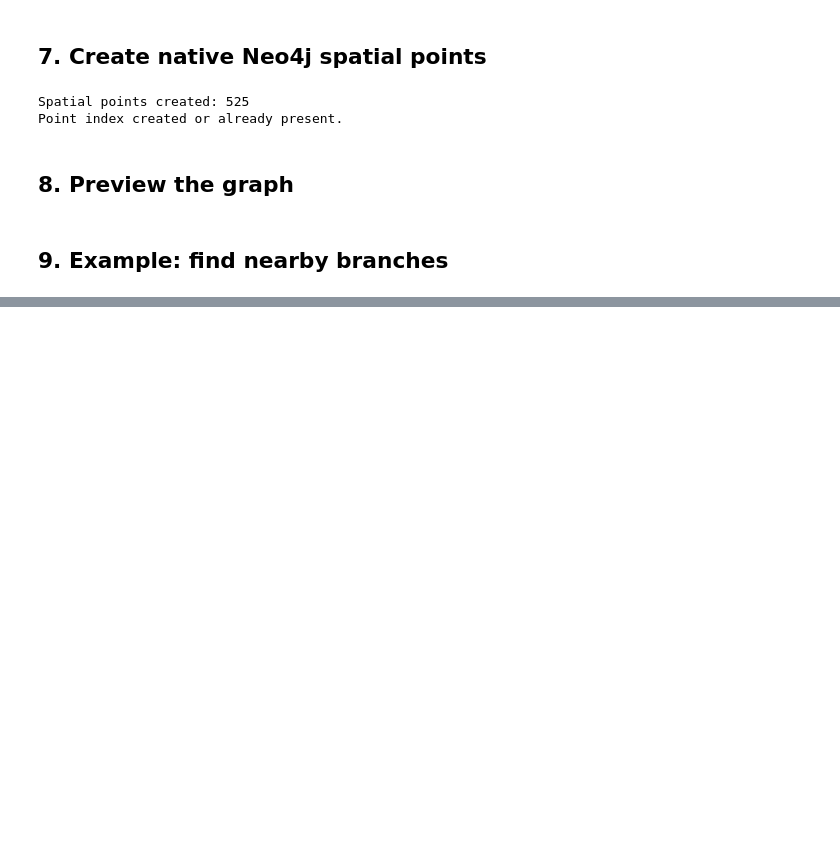
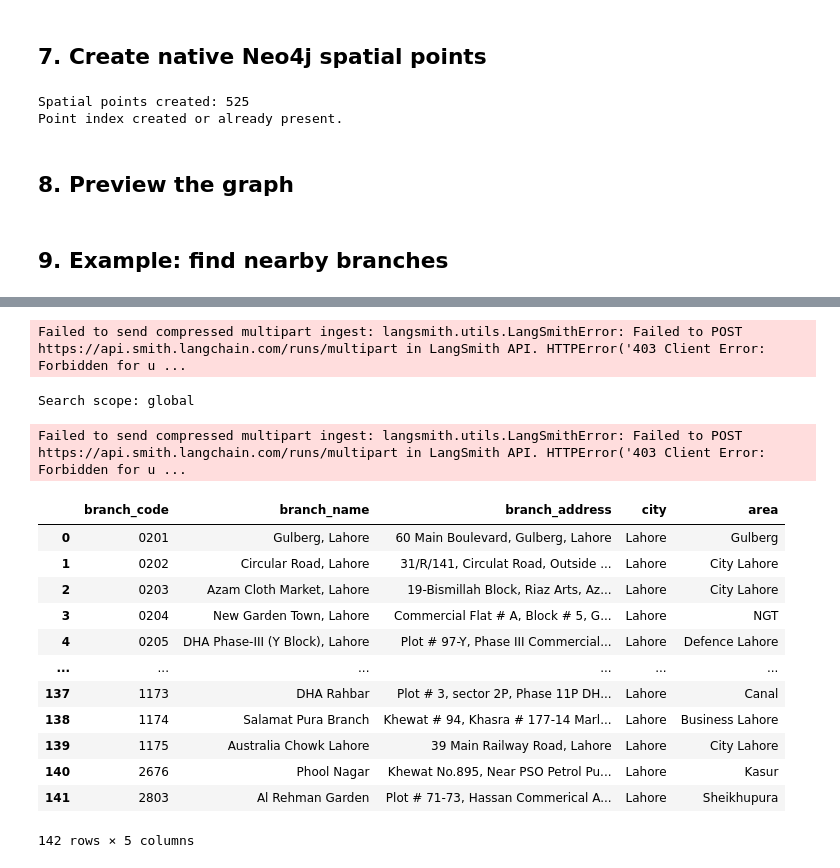
Before and after one commit to MominaButt24/graphrag, a Jupyter notebook: notebooks/meezan_branch_location_graph.ipynb, the cells around one changed output, grey strips where cells are left out. Cells and saved outputs as stored; diff of their text form; code cells hidden in the pictures; blank space fills up the shorter version.

```diff
--- a/notebooks/meezan_branch_location_graph.ipynb
+++ b/notebooks/meezan_branch_location_graph.ipynb
@@ -421,0 +950,23 @@ Nearest Meezan branches:
+# %%
+user_question = "Tell me all branches in Lahore"
+
+query_plan = plan_query(user_question, schema)
+
+results = execute_search(query_plan)
+# %% [output]
+Failed to send compressed multipart ingest: langsmith.utils.LangSmithError: Failed to POST https://api.smith.langchain.com/runs/multipart in LangSmith API. HTTPError('403 Client Error: Forbidden for u ...
+Search scope: global
+Failed to send compressed multipart ingest: langsmith.utils.LangSmithError: Failed to POST https://api.smith.langchain.com/runs/multipart in LangSmith API. HTTPError('403 Client Error: Forbidden for u ...
+|  | branch_code | branch_name | branch_address | city | area |
+| 0 | 0201 | Gulberg, Lahore | 60 Main Boulevard, Gulberg, Lahore | Lahore | Gulberg |
+| 1 | 0202 | Circular Road, Lahore | 31/R/141, Circulat Road, Outside ... | Lahore | City Lahore |
+| 2 | 0203 | Azam Cloth Market, Lahore | 19-Bismillah Block, Riaz Arts, Az... | Lahore | City Lahore |
+| 3 | 0204 | New Garden Town, Lahore | Commercial Flat # A, Block # 5, G... | Lahore | NGT |
+| 4 | 0205 | DHA Phase-III (Y Block), Lahore | Plot # 97-Y, Phase III Commercial... | Lahore | Defence Lahore |
+| ... | ... | ... | ... | ... | ... |
+| 137 | 1173 | DHA Rahbar | Plot # 3, sector 2P, Phase 11P DH... | Lahore | Canal |
+| 138 | 1174 | Salamat Pura Branch | Khewat # 94, Khasra # 177-14 Marl... | Lahore | Business Lahore |
+| 139 | 1175 | Australia Chowk Lahore | 39 Main Railway Road, Lahore | Lahore | City Lahore |
+| 140 | 2676 | Phool Nagar | Khewat No.895, Near PSO Petrol Pu... | Lahore | Kasur |
+| 141 | 2803 | Al Rehman Garden | Plot # 71-73, Hassan Commerical A... | Lahore | Sheikhupura |
+142 rows × 5 columns
```
Also changed, not shown: parts of 21 cells of this notebook, 1 other file.
